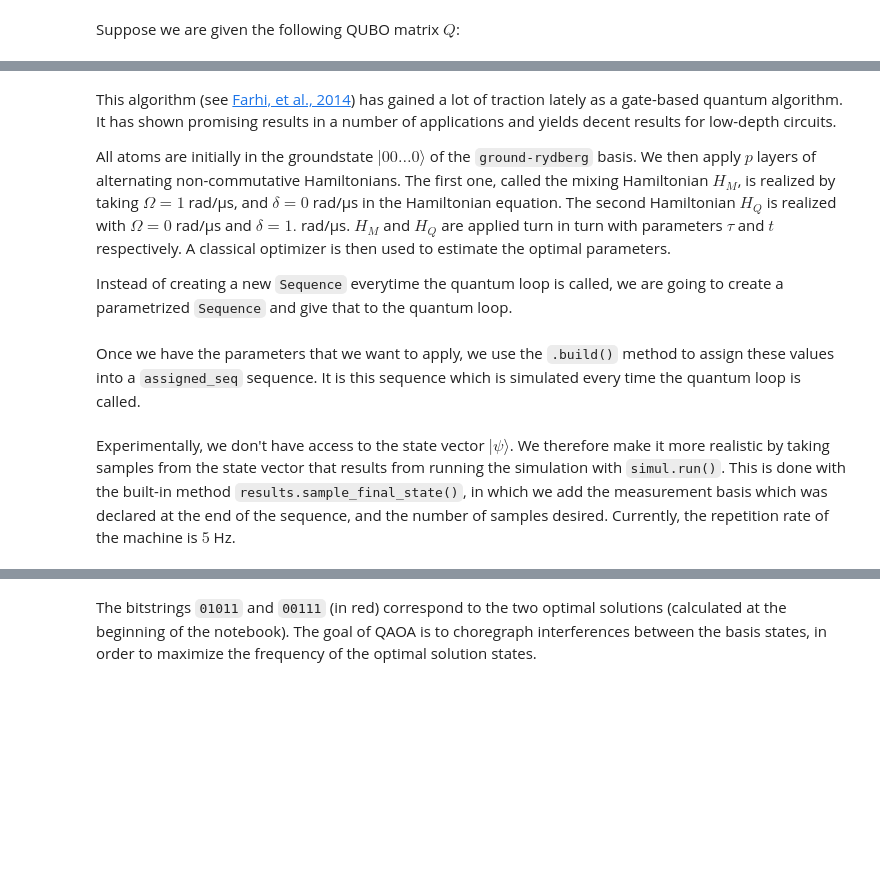
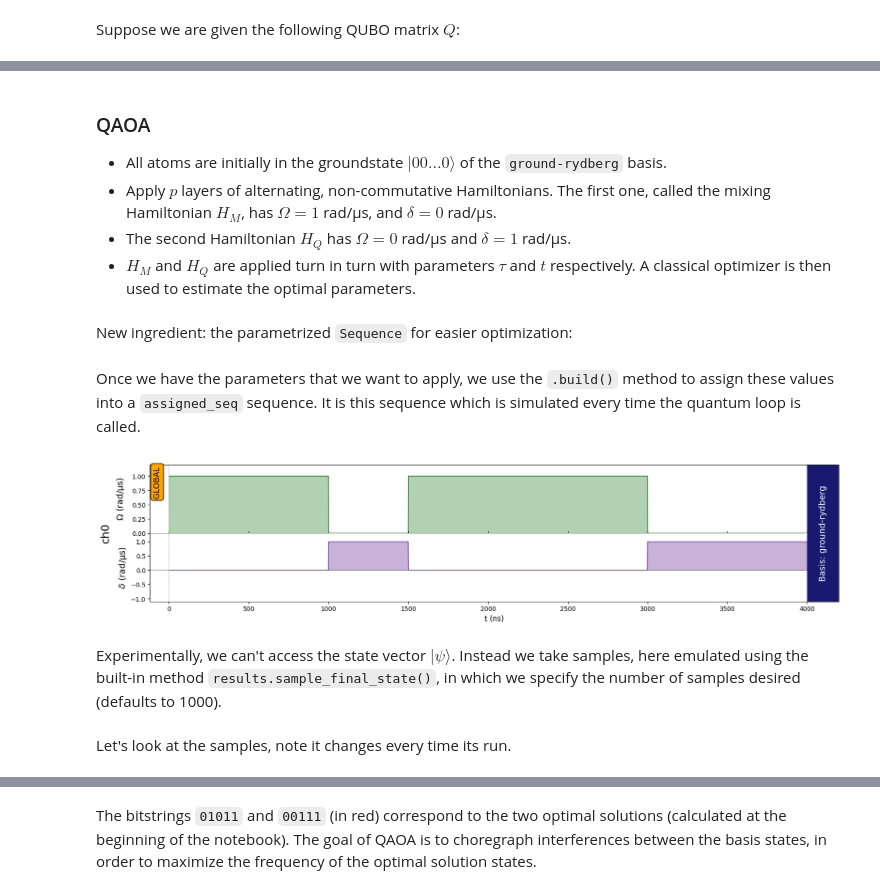
Before and after one commit to dehond/pulser-notebooks, a Jupyter notebook: qubo_problem.ipynb, the cells around one changed output, grey strips where cells are left out. Saved outputs shown, nothing was run; the diff lists cells and outputs as text; code cells hidden in the pictures; blank space fills up the shorter version.

```diff
--- a/qubo_problem.ipynb
+++ b/qubo_problem.ipynb
@@ -101,9 +121,11 @@ To do so we present two different approaches, namely the Quantum Approximation O
 # %% [markdown]
-This algorithm (see [Farhi, et al., 2014](https://arxiv.org/pdf/1411.4028.pdf)) has gained a lot of traction lately as a gate-based quantum algorithm. It has shown promising results in a number of applications and yields decent results for low-depth circuits.
-
-All atoms are initially in the groundstate $|00\dots0\rangle$ of the `ground-rydberg` basis.  We then apply $p$ layers of alternating non-commutative Hamiltonians. The first one, called the mixing Hamiltonian $H_M$, is realized by taking $\Omega = 1$ rad/µs, and $\delta = 0$ rad/µs in the Hamiltonian equation. The second Hamiltonian $H_Q$ is realized with $\Omega =0$ rad/µs and $\delta = 1.$ rad/µs. $H_M$ and $H_Q$ are applied turn in turn with parameters $\tau$ and $t$ respectively. A classical optimizer is then used to estimate the optimal parameters.
-
-Instead of creating a new `Sequence` everytime the quantum loop is called, we are going to create a parametrized `Sequence` and give that to the quantum loop.
+### QAOA
+- All atoms are initially in the groundstate $|00\dots0\rangle$ of the `ground-rydberg` basis.
+- Apply $p$ layers of alternating, non-commutative Hamiltonians. The first one, called the mixing Hamiltonian $H_M$, has $\Omega = 1$ rad/µs, and $\delta = 0$ rad/µs.
+- The second Hamiltonian $H_Q$ has $\Omega =0$ rad/µs and $\delta = 1$ rad/µs.
+- $H_M$ and $H_Q$ are applied turn in turn with parameters $\tau$ and $t$ respectively. A classical optimizer is then used to estimate the optimal parameters.
+# %% [markdown]
+New ingredient: the parametrized `Sequence` for easier optimization:
 # %%
 LAYERS = 2
 
@@ -124,8 +146,14 @@ for t, s in zip(t_list, s_list):
 seq.measure("ground-rydberg")
 # %% [markdown]
 Once we have the parameters that we want to apply, we use the `.build()` method to assign these values into a `assigned_seq` sequence. It is this sequence which is simulated every time the quantum loop is called.
-# %% [markdown]
-Experimentally, we don't have access to the state vector $|\psi\rangle$. We therefore make it more realistic by taking samples from the state vector that results from running the simulation with `simul.run()`. This is done with the built-in method `results.sample_final_state()`, in which we add the measurement basis which was declared at the end of the sequence, and the number of samples desired. Currently, the repetition rate of the machine is $5$ Hz.
+# %%
+s = seq.build(t_list = [1, 1.5],
+              s_list = [0.5, 1])
+s.draw()
+# %% [output]
+[figure, added]
+# %% [markdown]
+Experimentally, we can't access the state vector $|\psi\rangle$. Instead we take samples, here emulated using the built-in method `results.sample_final_state()`, in which we specify the number of samples desired (defaults to 1000).
 # %%
 def quantum_loop(parameters):
     params = np.array(parameters)
@@ -141,5 +169,7 @@ guess = {
     "t": np.random.uniform(8, 10, LAYERS),
     "s": np.random.uniform(1, 3, LAYERS),
 }
+# %% [markdown]
+Let's look at the samples, note it changes every time its run.
 # %%
 example_dict = quantum_loop(np.r_[guess["t"], guess["s"]])
```
Also changed, not shown: parts of 40 cells of this notebook.
